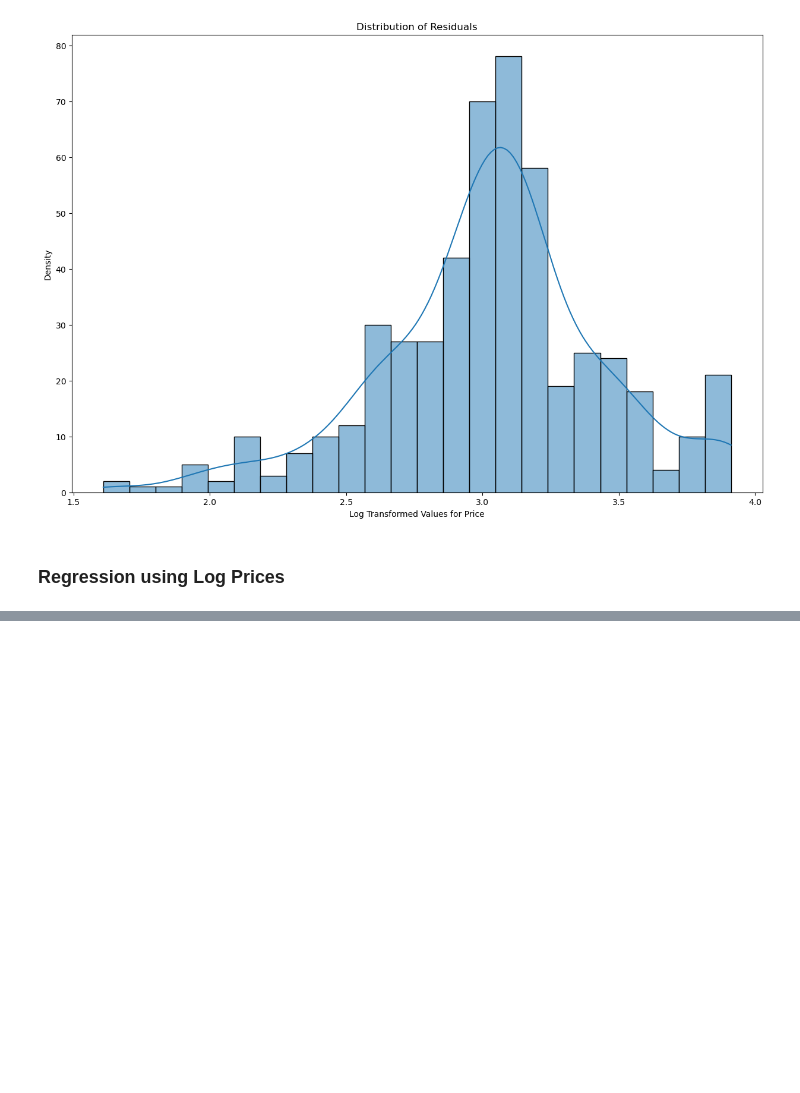
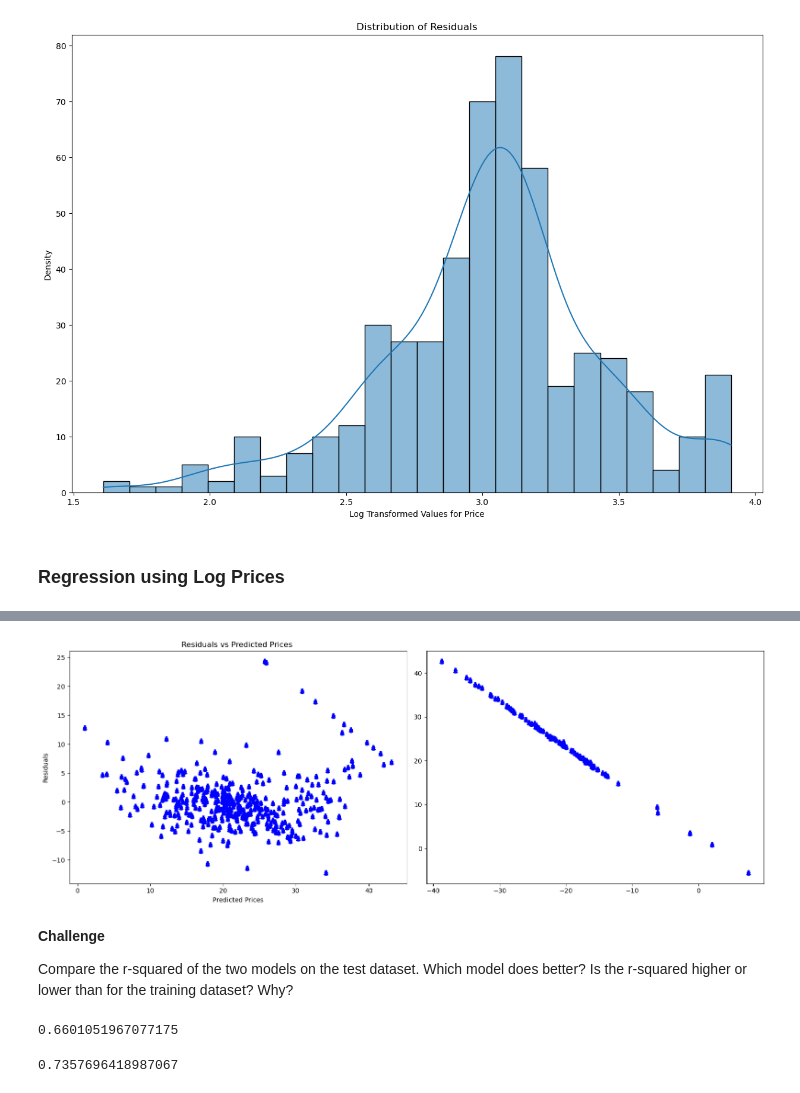
Before and after one commit to shane-221/Python_Basics, a Jupyter notebook: 09_Advanced-Data_Analysis(Pandas-Plotly-Seaborn)/81_Day_81_Multivariate_Regressions/main.ipynb, the cells around one changed output, grey strips where cells are left out. Cells and saved outputs as stored; diff of their text form; code cells hidden in the pictures; blank space fills up the shorter version.

```diff
--- a/09_Advanced-Data_Analysis(Pandas-Plotly-Seaborn)/81_Day_81_Multivariate_Regressions/main.ipynb
+++ b/09_Advanced-Data_Analysis(Pandas-Plotly-Seaborn)/81_Day_81_Multivariate_Regressions/main.ipynb
@@ -514,0 +567,50 @@ np.float64(36.62664447409222)
+# %%
+predicted_values_original = model1.predict(X_train)
+residuals_original = Y_train - predicted_values_original
+
+### checks fotr the residuals-- residual from the log prices
+predicted_values_log= regressor.predict(X_logtest)
+residuals_log = (Y_logtest-predicted_values_log)
+
+fig, axes = plt.subplots(1,2, figsize=(16, 6))
+
+# --- Chart 1: Original Prices ---
+axes[0].scatter(x= predicted_values_original,
+                y= residuals_original,
+                    color="blue",
+                    linewidths=3,
+                    linestyles =":")
+axes[0].set_xlabel("Predicted Prices")
+axes[0].set_ylabel("Residuals")
+axes[0].set_title("Residuals vs Predicted Prices ")
+
+# --- Chart 1: LogPrices ---
+axes[1].scatter(x= residuals_log,
+                y=predicted_values_log,
+                    color="blue",
+                    linewidths=3,
+                    linestyles =":")
+axes[0].set_xlabel("Predicted Prices")
+axes[0].set_ylabel("Residuals")
+axes[0].set_title("Residuals vs Predicted Prices ")
+
+
+plt.tight_layout()
+plt.show()
+# %% [output]
+[figure, added]
+# %% [markdown]
+**Challenge**
+
+Compare the r-squared of the two models on the test dataset. Which model does better? Is the r-squared higher or lower than for the training dataset? Why?
+# %%
+## Getting the r quared for the normal data
+model1.score(X_test,Y_test)
+# %% [output]
+0.6601051967077175
+# %%
+## Getting the r qaured forthe long trandform data
+
+model2.score(X_logtest,Y_logtest)
+# %% [output]
+0.7357696418987067
```
Also changed, not shown: parts of 9 cells of this notebook.
